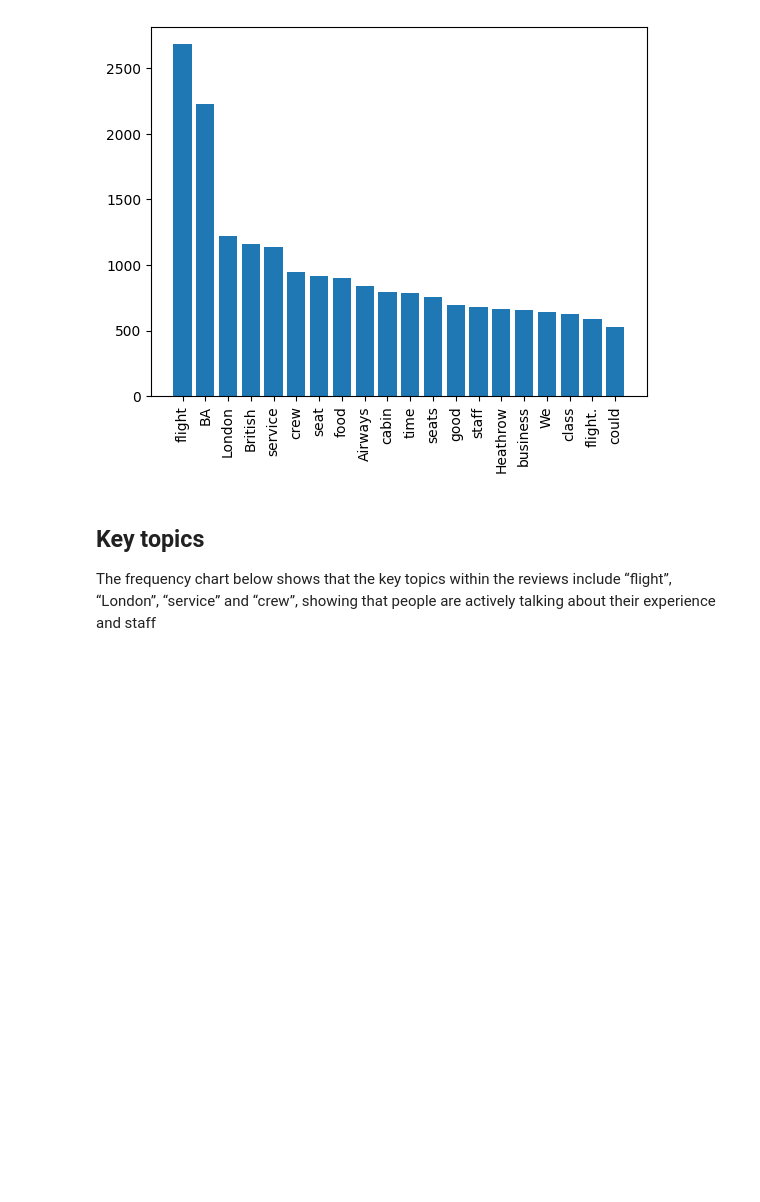
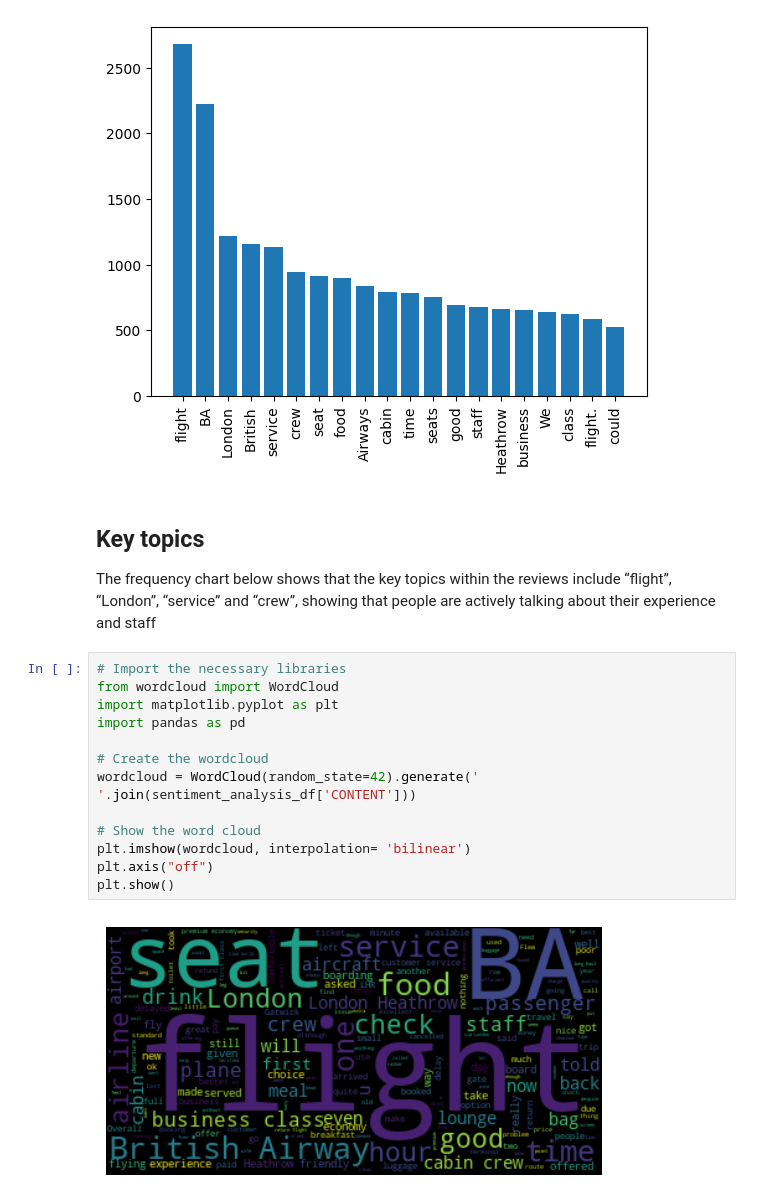
Before and after one commit to Kekyei/Sentiment-Analysis, a Jupyter notebook: Airline_Reviews_Analysis.ipynb, the cells around one changed output. Cells and saved outputs as stored; diff of their text form; blank space fills up the shorter version.

```diff
--- a/Airline_Reviews_Analysis.ipynb
+++ b/Airline_Reviews_Analysis.ipynb
@@ -134,3 +131,18 @@ plt.show()
 ## Key topics
 The frequency chart below shows that the key topics within the reviews include “flight”, “London”, “service” and “crew”, showing that
 people are actively talking about their experience and staff
+# %%
+# Import the necessary libraries
+from wordcloud import WordCloud
+import matplotlib.pyplot as plt
+import pandas as pd
+
+# Create the wordcloud
+wordcloud = WordCloud(random_state=42).generate(' '.join(sentiment_analysis_df['CONTENT']))
+
+# Show the word cloud
+plt.imshow(wordcloud, interpolation= 'bilinear')
+plt.axis("off")
+plt.show()
+# %% [output]
+[figure, added]
```
Also changed, not shown: parts of 8 cells of this notebook, 3 other files.
